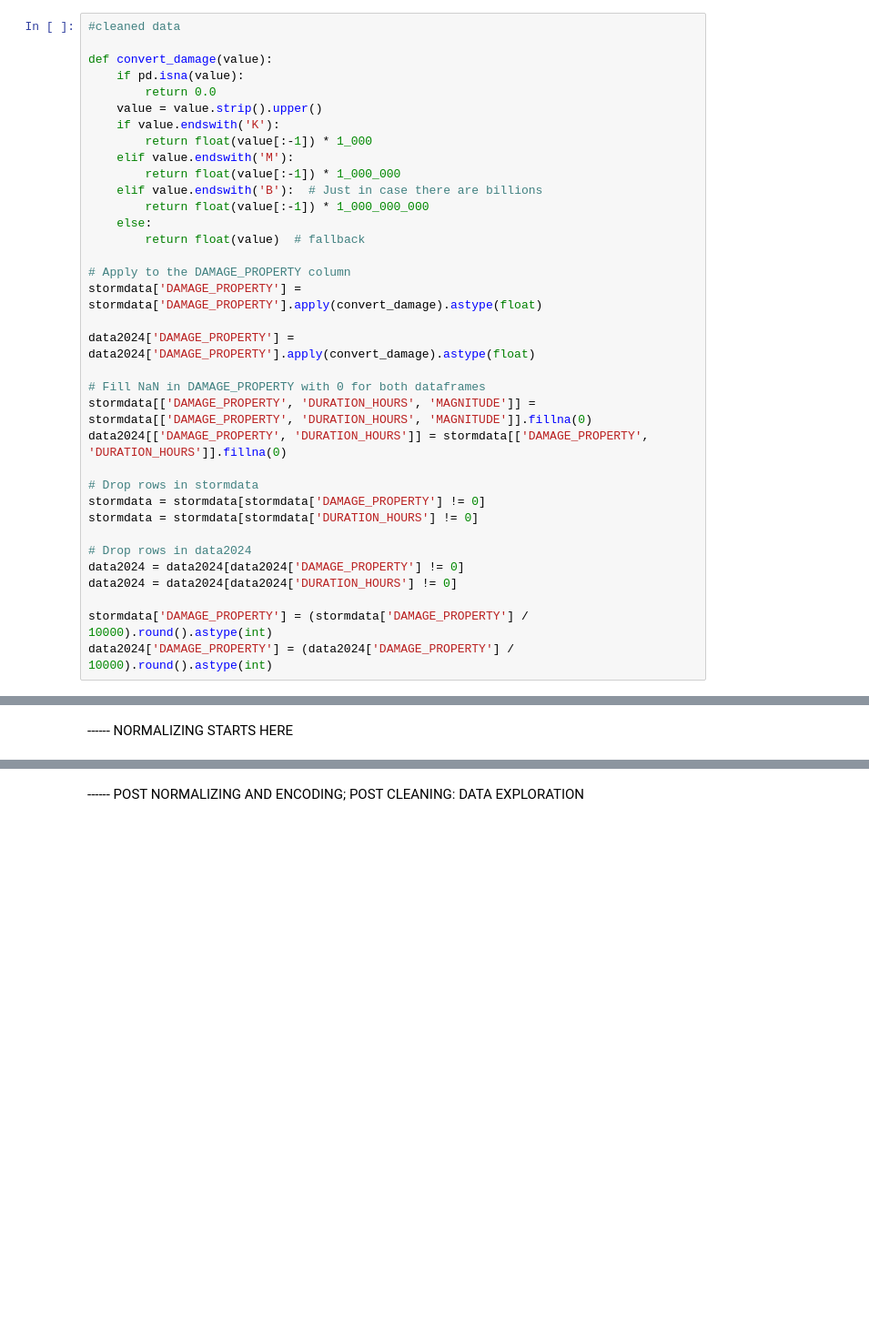
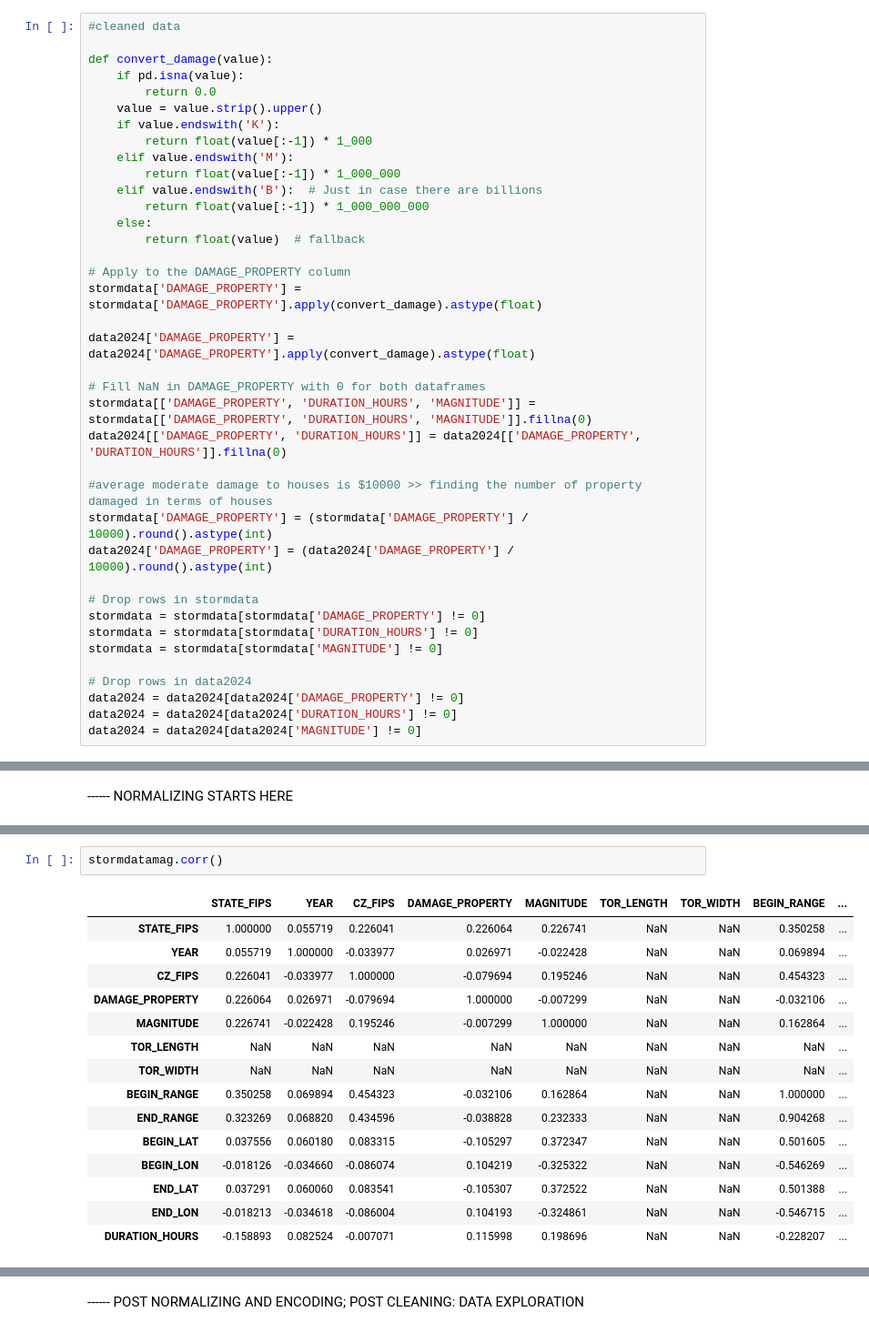
Before and after one commit to HeinS04/MA0218-miniproj, a Jupyter notebook: Stormanalysis.ipynb, the cells around one changed output, grey strips where cells are left out. Shown: that part at 91% size. Cells and saved outputs as stored; diff of their text form; blank space fills up the shorter version.

```diff
--- a/Stormanalysis.ipynb
+++ b/Stormanalysis.ipynb
@@ -123,15 +128,18 @@ data2024['DAMAGE_PROPERTY'] = data2024['DAMAGE_PROPERTY'].apply(convert_damage).
 
 # Fill NaN in DAMAGE_PROPERTY with 0 for both dataframes
 stormdata[['DAMAGE_PROPERTY', 'DURATION_HOURS', 'MAGNITUDE']] = stormdata[['DAMAGE_PROPERTY', 'DURATION_HOURS', 'MAGNITUDE']].fillna(0)
-data2024[['DAMAGE_PROPERTY', 'DURATION_HOURS']] = stormdata[['DAMAGE_PROPERTY', 'DURATION_HOURS']].fillna(0)
+data2024[['DAMAGE_PROPERTY', 'DURATION_HOURS']] = data2024[['DAMAGE_PROPERTY', 'DURATION_HOURS']].fillna(0)
+
+#average moderate damage to houses is $10000 >> finding the number of property damaged in terms of houses
+stormdata['DAMAGE_PROPERTY'] = (stormdata['DAMAGE_PROPERTY'] / 10000).round().astype(int)
+data2024['DAMAGE_PROPERTY'] = (data2024['DAMAGE_PROPERTY'] / 10000).round().astype(int)
 
 # Drop rows in stormdata
 stormdata = stormdata[stormdata['DAMAGE_PROPERTY'] != 0]
 stormdata = stormdata[stormdata['DURATION_HOURS'] != 0]
+stormdata = stormdata[stormdata['MAGNITUDE'] != 0]
 
 # Drop rows in data2024
 data2024 = data2024[data2024['DAMAGE_PROPERTY'] != 0]
 data2024 = data2024[data2024['DURATION_HOURS'] != 0]
-
-stormdata['DAMAGE_PROPERTY'] = (stormdata['DAMAGE_PROPERTY'] / 10000).round().astype(int)
-data2024['DAMAGE_PROPERTY'] = (data2024['DAMAGE_PROPERTY'] / 10000).round().astype(int)
+data2024 = data2024[data2024['MAGNITUDE'] != 0]
@@ -164,0 +244,18 @@ data2024 = data2024[data2024['DAMAGE_PROPERTY'] != 0]
+# %%
+stormdatamag.corr()
+# %% [output]
+|  | STATE_FIPS | YEAR | CZ_FIPS | DAMAGE_PROPERTY | MAGNITUDE | TOR_LENGTH | TOR_WIDTH | BEGIN_RANGE | ... |
+| STATE_FIPS | 1.000000 | 0.055719 | 0.226041 | 0.226064 | 0.226741 | NaN | NaN | 0.350258 | ... |
+| YEAR | 0.055719 | 1.000000 | -0.033977 | 0.026971 | -0.022428 | NaN | NaN | 0.069894 | ... |
+| CZ_FIPS | 0.226041 | -0.033977 | 1.000000 | -0.079694 | 0.195246 | NaN | NaN | 0.454323 | ... |
+| DAMAGE_PROPERTY | 0.226064 | 0.026971 | -0.079694 | 1.000000 | -0.007299 | NaN | NaN | -0.032106 | ... |
+| MAGNITUDE | 0.226741 | -0.022428 | 0.195246 | -0.007299 | 1.000000 | NaN | NaN | 0.162864 | ... |
+| TOR_LENGTH | NaN | NaN | NaN | NaN | NaN | NaN | NaN | NaN | ... |
+| TOR_WIDTH | NaN | NaN | NaN | NaN | NaN | NaN | NaN | NaN | ... |
+| BEGIN_RANGE | 0.350258 | 0.069894 | 0.454323 | -0.032106 | 0.162864 | NaN | NaN | 1.000000 | ... |
+| END_RANGE | 0.323269 | 0.068820 | 0.434596 | -0.038828 | 0.232333 | NaN | NaN | 0.904268 | ... |
+| BEGIN_LAT | 0.037556 | 0.060180 | 0.083315 | -0.105297 | 0.372347 | NaN | NaN | 0.501605 | ... |
+| BEGIN_LON | -0.018126 | -0.034660 | -0.086074 | 0.104219 | -0.325322 | NaN | NaN | -0.546269 | ... |
+| END_LAT | 0.037291 | 0.060060 | 0.083541 | -0.105307 | 0.372522 | NaN | NaN | 0.501388 | ... |
+| END_LON | -0.018213 | -0.034618 | -0.086004 | 0.104193 | -0.324861 | NaN | NaN | -0.546715 | ... |
+| DURATION_HOURS | -0.158893 | 0.082524 | -0.007071 | 0.115998 | 0.198696 | NaN | NaN | -0.228207 | ... |
```
Also changed, not shown: parts of 24 cells of this notebook.
